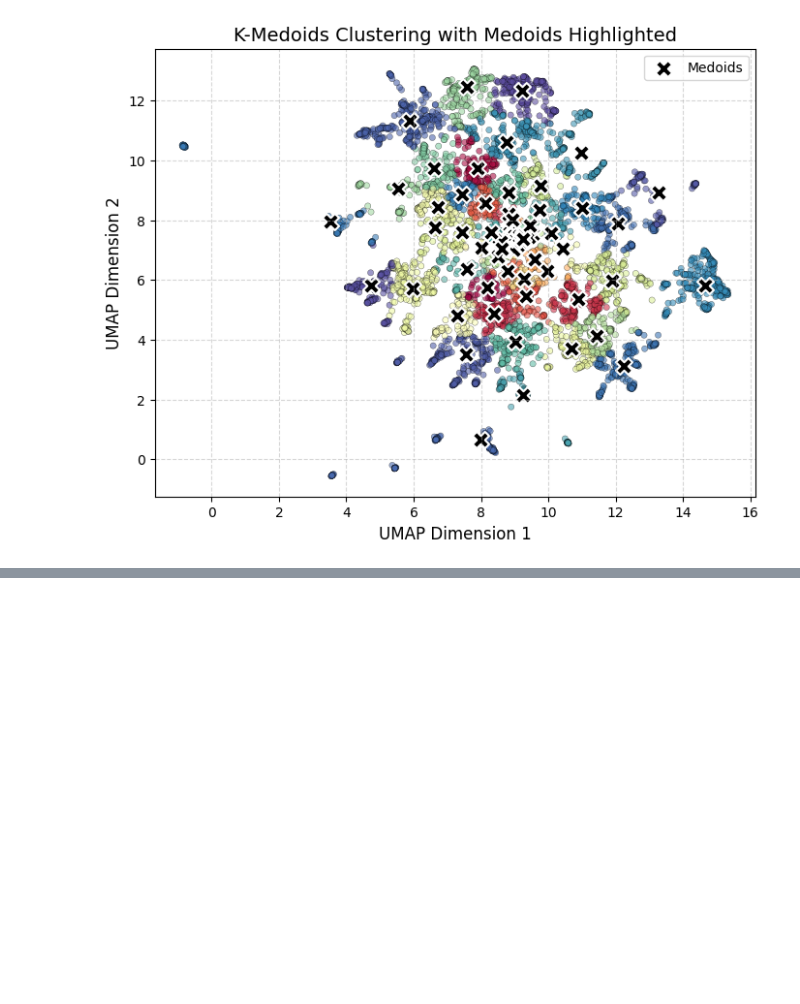
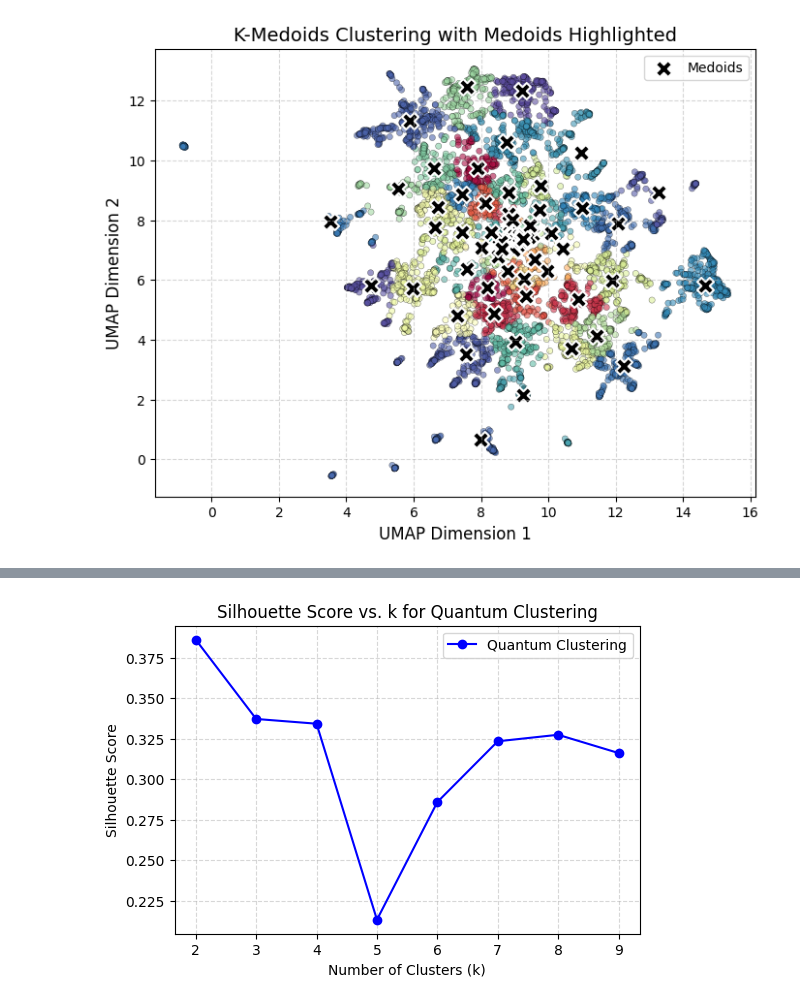
Before and after one commit to dsgt-arc/qclef-2025-clustering, a Jupyter notebook: src/models/ipynb-versions/ClusteringPipeline_v2.ipynb, the cells around one changed output, grey strips where cells are left out. Saved outputs shown, nothing was run; the diff lists cells and outputs as text; code cells hidden in the pictures; blank space fills up the shorter version.

```diff
--- a/src/models/ipynb-versions/ClusteringPipeline_v2.ipynb
+++ b/src/models/ipynb-versions/ClusteringPipeline_v2.ipynb
@@ -256,3 +295,14 @@ Sample cluster assignments: [1 2 3 4 1 4 0 0 3 1 1 3 1 0 1 4 1 3 4 3]
+# %%
+plt.figure(figsize=(6, 4))
+plt.plot(list(silhouettes_quantum.keys()), list(silhouettes_quantum.values()), marker='o', linestyle='-', color='blue', label="Quantum Clustering")
+plt.xlabel("Number of Clusters (k)")
+plt.ylabel("Silhouette Score")
+plt.title("Silhouette Score vs. k for Quantum Clustering")
+plt.legend()
+plt.grid(True, linestyle="--", alpha=0.5)
+plt.show()
+# %% [output]
+[figure, added]
 # %%
 plt.figure(figsize=(8, 6))
 
```
Also changed, not shown: parts of 6 cells of this notebook.
